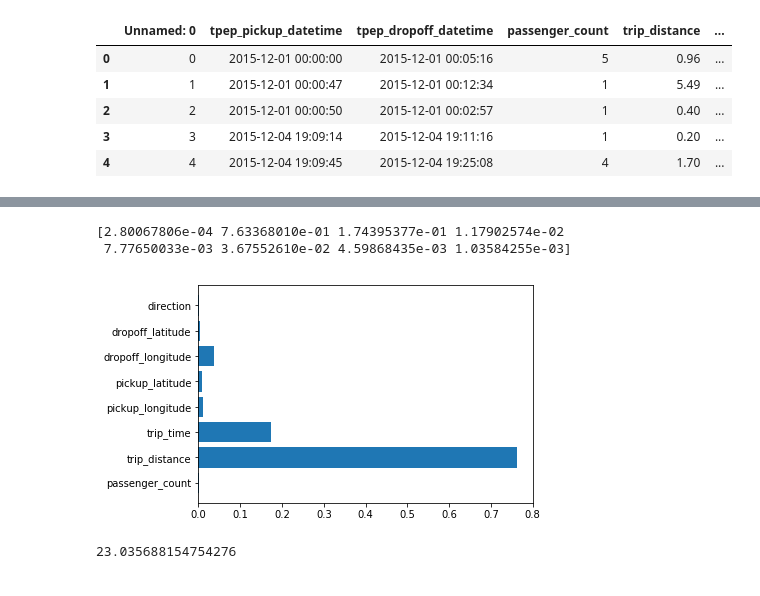
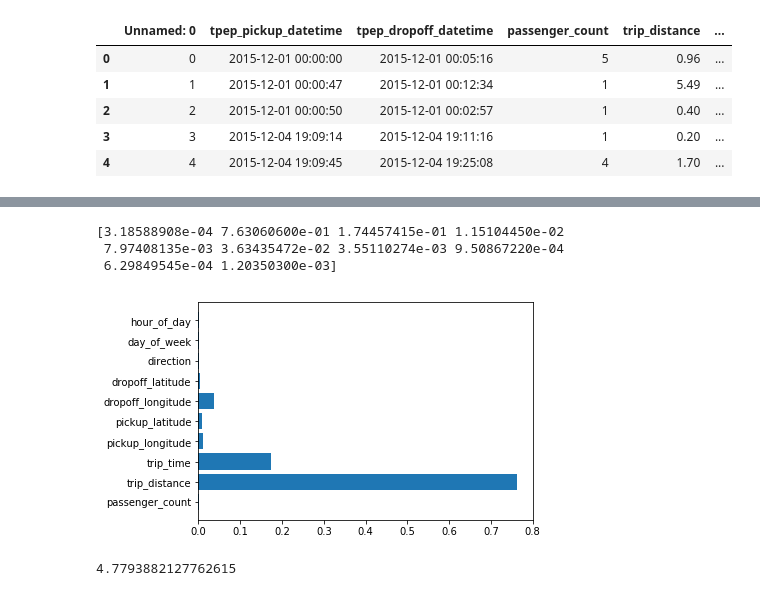
Before and after one commit to AshwathSalimath/amazon-lab, a Jupyter notebook: notebooks/random_forest.ipynb, the cells around one changed output, grey strips where cells are left out. Drawn from its saved outputs; the diff is of its cells as text; code cells hidden in the pictures.

Commit message:
Added time based features to random forest

```diff
--- a/notebooks/random_forest.ipynb
+++ b/notebooks/random_forest.ipynb
@@ -40,3 +41,10 @@ df.head()
 | 2 | 2 | 2015-12-01 00:00:50 | 2015-12-01 00:02:57 | 1 | 0.40 | ... |
 | 3 | 3 | 2015-12-04 19:09:14 | 2015-12-04 19:11:16 | 1 | 0.20 | ... |
 | 4 | 4 | 2015-12-04 19:09:45 | 2015-12-04 19:25:08 | 4 | 1.70 | ... |
+# %%
+df['tpep_pickup_datetime'] = pd.to_datetime(df['tpep_pickup_datetime'])
+df['day_of_week'] = df['tpep_pickup_datetime'].dt.weekday
+
+df['hour_of_day'] = df['tpep_pickup_datetime'].dt.hour
+
+df.head()
@@ -43,5 +58,5 @@ df.head()
 # %%
-X = df[['passenger_count','trip_distance','trip_time','pickup_longitude','pickup_latitude','dropoff_longitude','dropoff_latitude','direction']]
+X = df[['passenger_count','trip_distance','trip_time','pickup_longitude','pickup_latitude','dropoff_longitude','dropoff_latitude','direction','day_of_week','hour_of_day']]
 y = df[['fare_amount']]
 
 X.head()
@@ -57,20 +72,21 @@ X_train, X_test, y_train, y_test = train_test_split(X, y, test_size=0.33, random
 # %%
 from sklearn.ensemble import RandomForestRegressor
 regr = RandomForestRegressor(max_depth=6, random_state=0,n_estimators=100)
 
 regr.fit(X_train,y_train)
 print(regr.feature_importances_)
-plt.barh(range(8), regr.feature_importances_)
-plt.yticks(range(8), list(X_train));
+plt.barh(range(len(X_train.columns)), regr.feature_importances_)
+plt.yticks(range(len(X_train.columns)), list(X_train));
 # %% [output]
-[2.80067806e-04 7.63368010e-01 1.74395377e-01 1.17902574e-02
- 7.77650033e-03 3.67552610e-02 4.59868435e-03 1.03584255e-03]
+[3.18588908e-04 7.63060600e-01 1.74457415e-01 1.15104450e-02
+ 7.97408135e-03 3.63435472e-02 3.55110274e-03 9.50867220e-04
+ 6.29849545e-04 1.20350300e-03]
-[figure, old version]
+[figure, new version]
 # %%
 from sklearn.metrics import mean_squared_error
 y_pred = regr.predict(X_test)
 
 
-print(mean_squared_error(y_test, y_pred))
+print(np.sqrt(mean_squared_error(y_test, y_pred)))
 # %% [output]
-23.035688154754276
+4.7793882127762615
```
Also changed, not shown: parts of 2 cells of this notebook, 1 other file.
